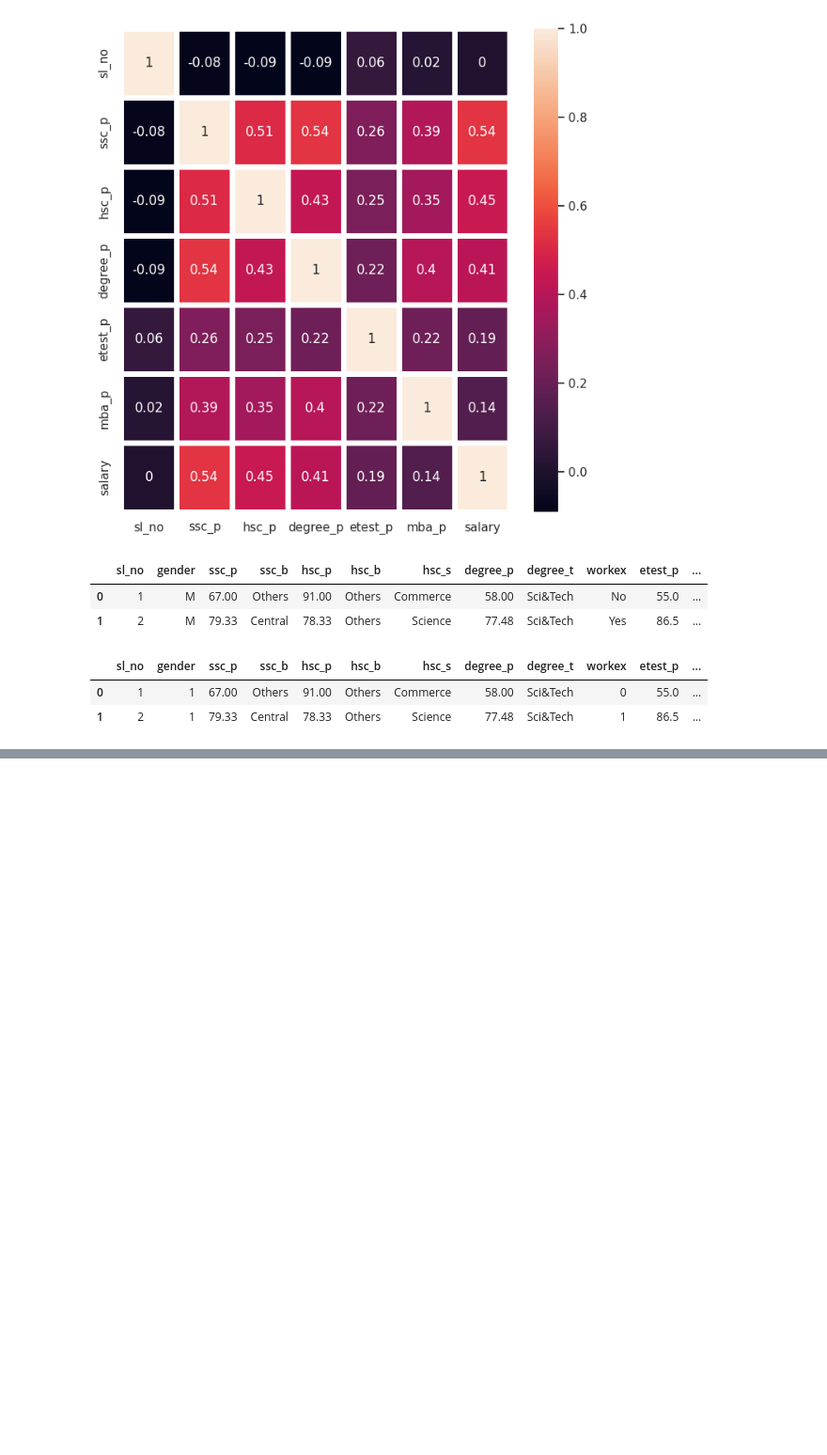
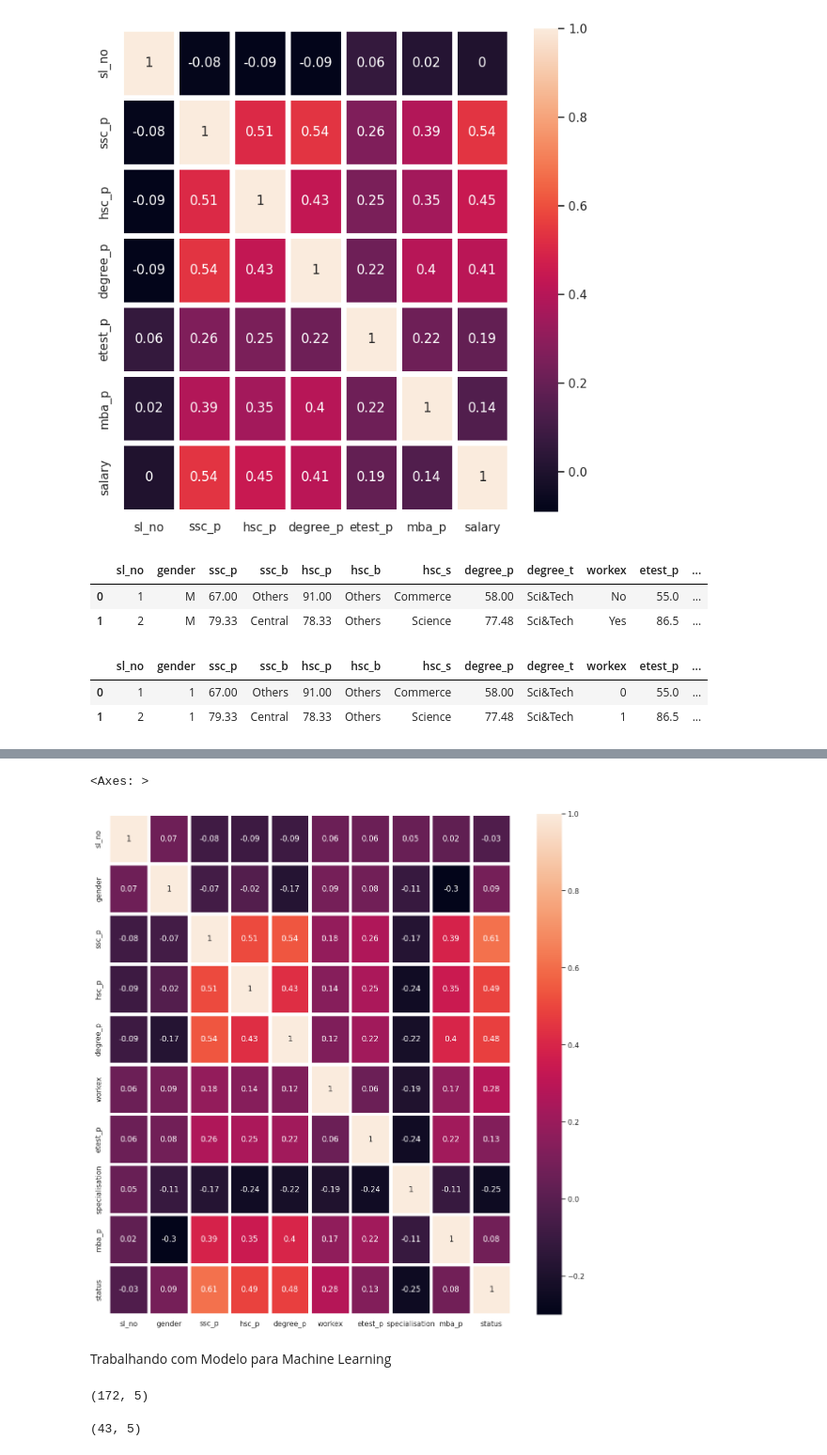
Before and after one commit to SandraRojasZ/Pos_Tech_Data-Analytics, a Jupyter notebook: Fase 2 - Machine Learning and Time Series/Machine_Learning_Avancado/Aula_2_KNN_SVM.ipynb, the cells around one changed output, grey strips where cells are left out. Shown at 94% size. Drawn from its saved outputs; the diff is of its cells as text; code cells hidden in the pictures; blank space fills up the shorter version.

```diff
--- a/Fase 2 - Machine Learning and Time Series/Machine_Learning_Avancado/Aula_2_KNN_SVM.ipynb
+++ b/Fase 2 - Machine Learning and Time Series/Machine_Learning_Avancado/Aula_2_KNN_SVM.ipynb
@@ -232,3 +232,9 @@ dados.head(2)
 |  | sl_no | gender | ssc_p | ssc_b | hsc_p | hsc_b | hsc_s | degree_p | degree_t | workex | etest_p | ... |
 | 0 | 1 | 1 | 67.00 | Others | 91.00 | Others | Commerce | 58.00 | Sci&Tech | 0 | 55.0 | ... |
 | 1 | 2 | 1 | 79.33 | Central | 78.33 | Others | Science | 77.48 | Sci&Tech | 1 | 86.5 | ... |
+# %%
+dummy_hsc_s = pd.get_dummies(dados["hsc_s"], prefix="dummy")
+dummy_degree_t = pd.get_dummies(dados["degree_t"], prefix="dummy")
+
+
+dados_dummy = pd.concat([dados, dummy_hsc_s, dummy_degree_t], axis=1)
@@ -234,0 +247,3 @@ dados.head(2)
+# %%
+# Retirada de variáveis que não são necessárias para a análise
+dados_dummy.drop(["hsc_s", "degree_t", "salary"], axis=1, inplace=True)
@@ -234,0 +259,11 @@ dados.head(2)
+# %%
+correlation_matriz = dados_dummy.select_dtypes(include=np.number).corr().round(2)
+
+fig, ax = plt.subplots(figsize=(14,14))
+
+sns.heatmap(data=correlation_matriz, annot=True, linewidths=5, ax=ax)
+# %% [output]
+<Axes: >
+[figure, added]
+# %% [markdown]
+Trabalhando com Modelo para Machine Learning
@@ -234,0 +279,10 @@ dados.head(2)
+# %%
+# Mostra o volume de treinamento
+x_train.shape
+# %% [output]
+(172, 5)
+# %%
+# Mostra o volume do teste
+x_test.shape
+# %% [output]
+(43, 5)
```
Also changed, not shown: parts of 24 cells of this notebook.
